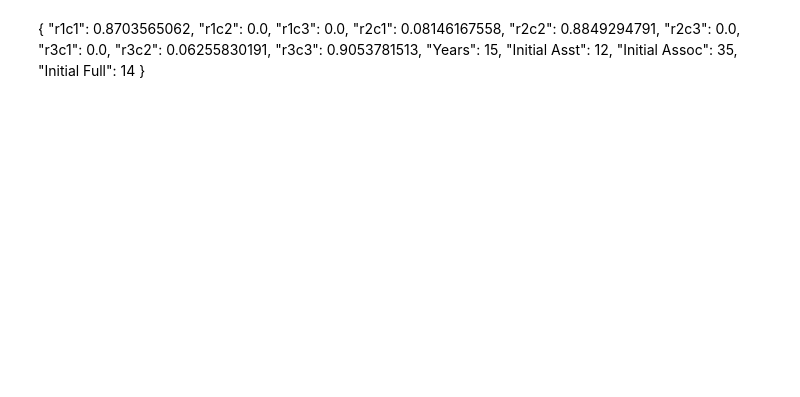
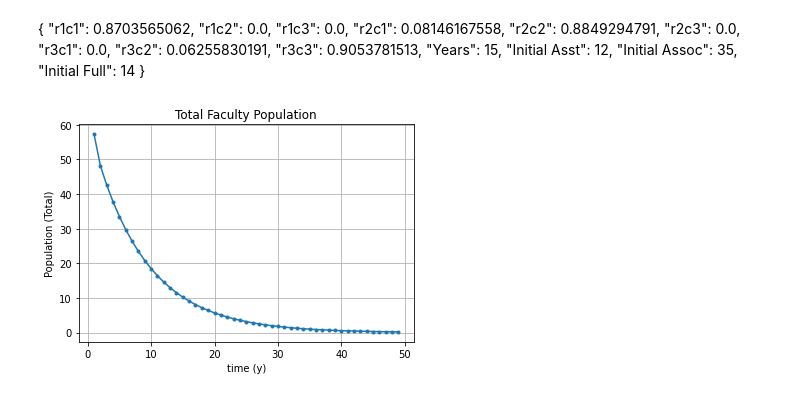
Before and after one commit to natkeo559/FacData, a Jupyter notebook: Notebooks/Sample.ipynb, the cells around one changed output. Drawn from its saved outputs; the diff is of its cells as text; code cells hidden in the pictures; blank space fills up the shorter version.

Commit message:
Fixed c indeces, plot labels

```diff
--- a/Notebooks/Sample.ipynb
+++ b/Notebooks/Sample.ipynb
@@ -35,15 +35,18 @@ p2 = []
 p3 = []
 for i in x:
     c = np.matmul(np.power(a, i), b)
-    y.append(c[0, 0] + c[1, 0] + c[2, 0])
-    p1.append(c[0, 0])
-    p2.append(c[1, 0])
-    p3.append(c[2, 0])
+    y.append(np.sum(c))
+    p1.append(c[0])
+    p2.append(c[1])
+    p3.append(c[2])
 # %%
 fig, ax = plt.subplots()
-ax.plot(x, y)
+ax.plot(x, y, marker='.')
 ax.set(xlabel='time (y)', ylabel='Population (Total)',
        title='Total Faculty Population')
 ax.grid()
+plt.show(ax)
+# %% [output]
+[figure, added]
 # %%
 fig, ax = plt.subplots()
```
Also changed, not shown: parts of 1 cell of this notebook.
